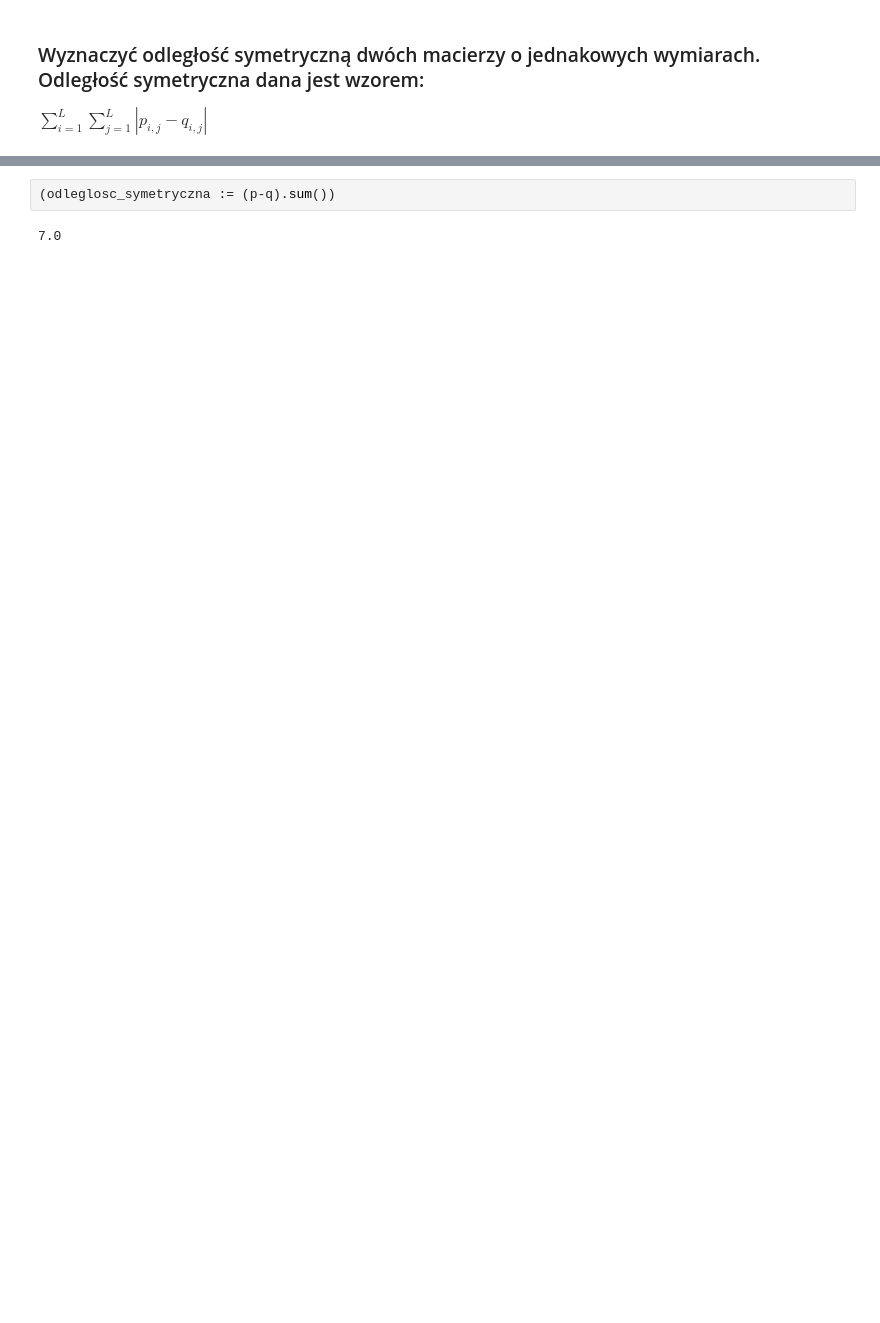
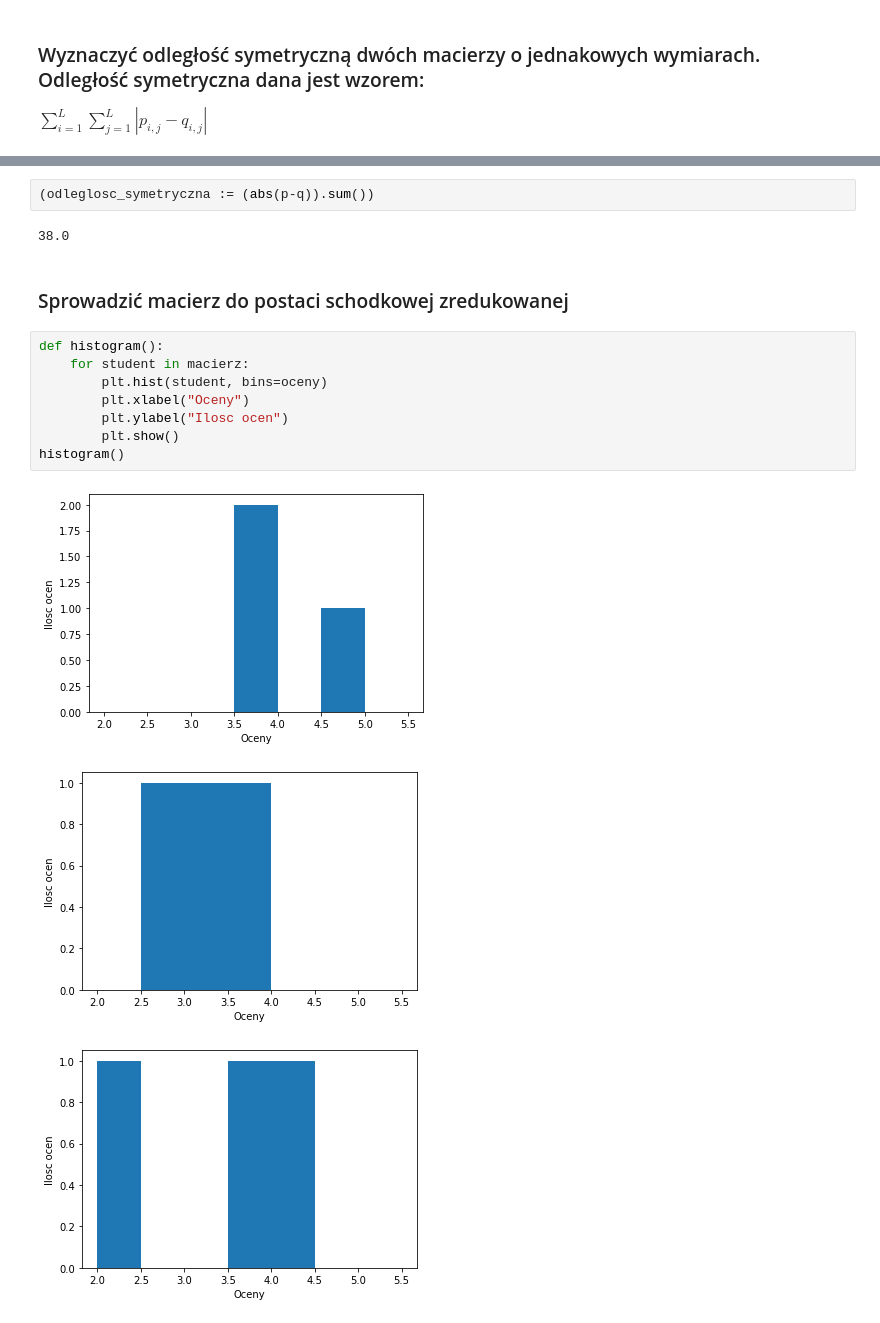
Before and after one commit to mlodybercik/school-stuff, a Jupyter notebook: lista-1.ipynb, the cells around one changed output, grey strips where cells are left out. Saved outputs shown, nothing was run; the diff lists cells and outputs as text; blank space fills up the shorter version.

```diff
--- a/lista-1.ipynb
+++ b/lista-1.ipynb
@@ -109,4 +103,18 @@ print((q := wylosuj_macierz((5,5))))
 # %%
-(odleglosc_symetryczna := (p-q).sum())
+(odleglosc_symetryczna := (abs(p-q)).sum())
 # %% [output]
-7.0
+38.0
+# %% [markdown]
+### Sprowadzić macierz do postaci schodkowej zredukowanej
+# %%
+def histogram():
+    for student in macierz:
+        plt.hist(student, bins=oceny)
+        plt.xlabel("Oceny")
+        plt.ylabel("Ilosc ocen")
+        plt.show()
+histogram()
+# %% [output]
+[figure, added]
+[figure, added]
+[figure, added]
```
Also changed, not shown: parts of 14 cells of this notebook.
